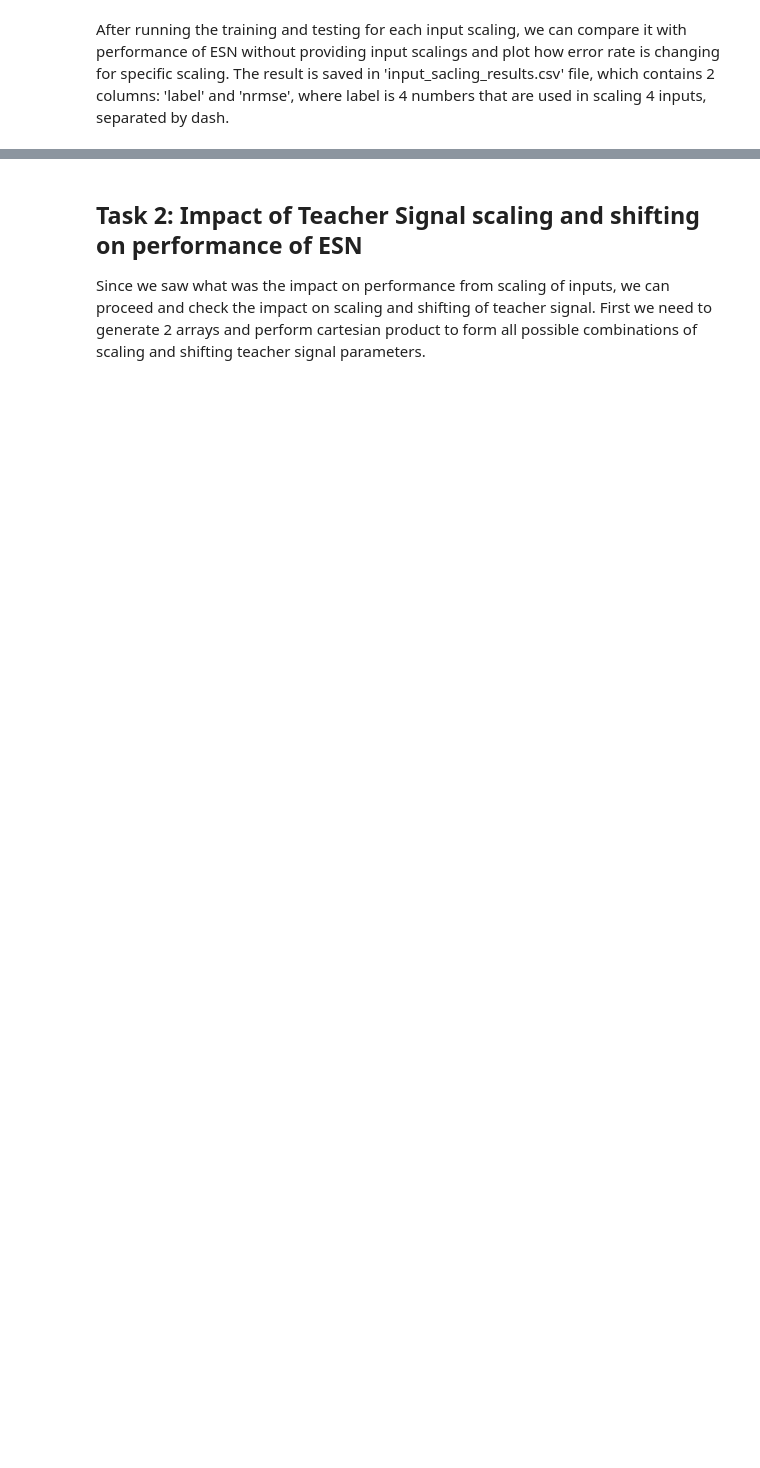
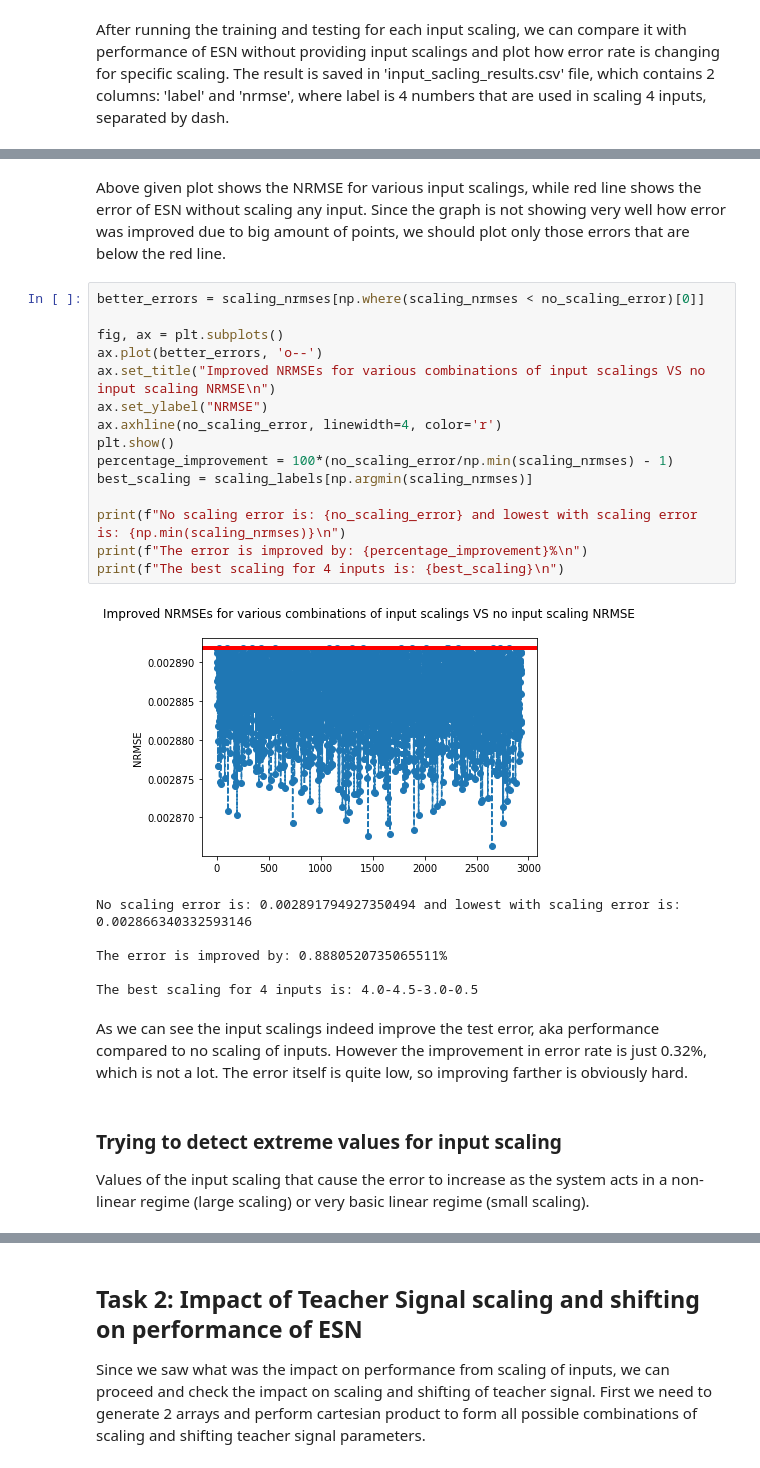
Before and after one commit to presmerats/KLMM-project, a Jupyter notebook: part2/Project-part2.ipynb, the cells around one changed output, grey strips where cells are left out. Drawn from its saved outputs; the diff is of its cells as text; blank space fills up the shorter version.

```diff
--- a/part2/Project-part2.ipynb
+++ b/part2/Project-part2.ipynb
@@ -97,0 +132,29 @@ scalings_results.head()
+# %% [markdown]
+Above given plot shows the NRMSE for various input scalings, while red line shows the error of ESN without scaling any input. Since the graph is not showing very well how error was improved due to big amount of points, we should plot only those errors that are below the red line.
+# %%
+better_errors = scaling_nrmses[np.where(scaling_nrmses < no_scaling_error)[0]]
+
+fig, ax = plt.subplots()
+ax.plot(better_errors, 'o--')
+ax.set_title("Improved NRMSEs for various combinations of input scalings VS no input scaling NRMSE\n")
+ax.set_ylabel("NRMSE")
+ax.axhline(no_scaling_error, linewidth=4, color='r')
+plt.show()
+percentage_improvement = 100*(no_scaling_error/np.min(scaling_nrmses) - 1)
+best_scaling = scaling_labels[np.argmin(scaling_nrmses)]
+
+print(f"No scaling error is: {no_scaling_error} and lowest with scaling error is: {np.min(scaling_nrmses)}\n")
+print(f"The error is improved by: {percentage_improvement}%\n")
+print(f"The best scaling for 4 inputs is: {best_scaling}\n")
+# %% [output]
+[figure, added]
+No scaling error is: 0.002891794927350494 and lowest with scaling error is: 0.002866340332593146
+
+The error is improved by: 0.8880520735065511%
+
+The best scaling for 4 inputs is: 4.0-4.5-3.0-0.5
+# %% [markdown]
+As we can see the input scalings indeed improve the test error, aka performance compared to no scaling of inputs. However the improvement in error rate is just 0.32%, which is not a lot. The error itself is quite low, so improving farther is obviously hard.
+# %% [markdown]
+### Trying to detect extreme values for input scaling
+Values of the input scaling that cause the error to increase as the system acts in a non-linear regime (large scaling) or very basic linear regime (small scaling).
```
Also changed, not shown: parts of 28 cells of this notebook, 3 other files.
